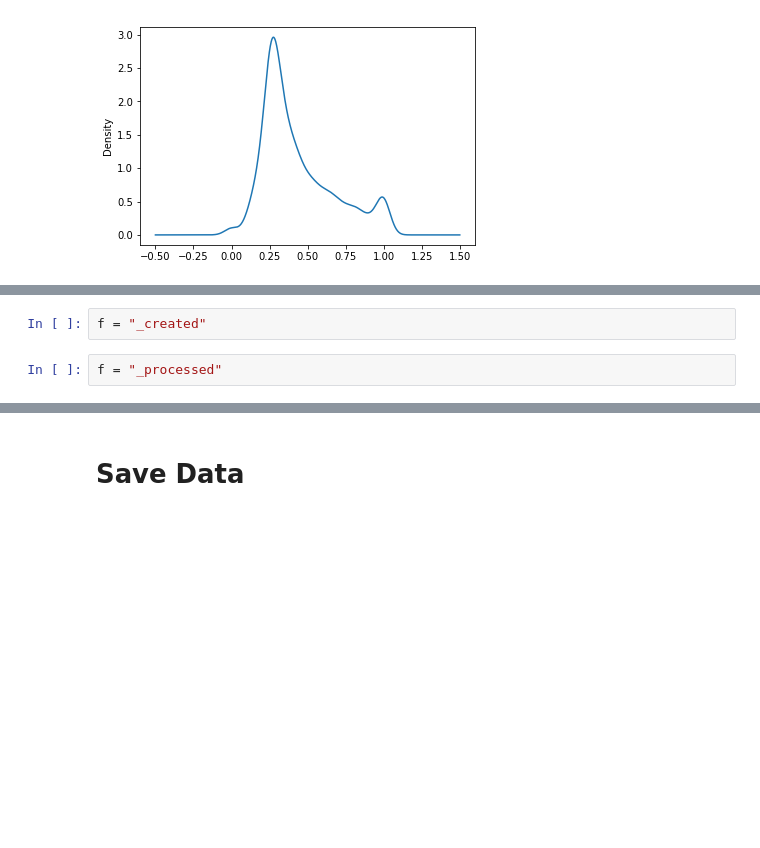
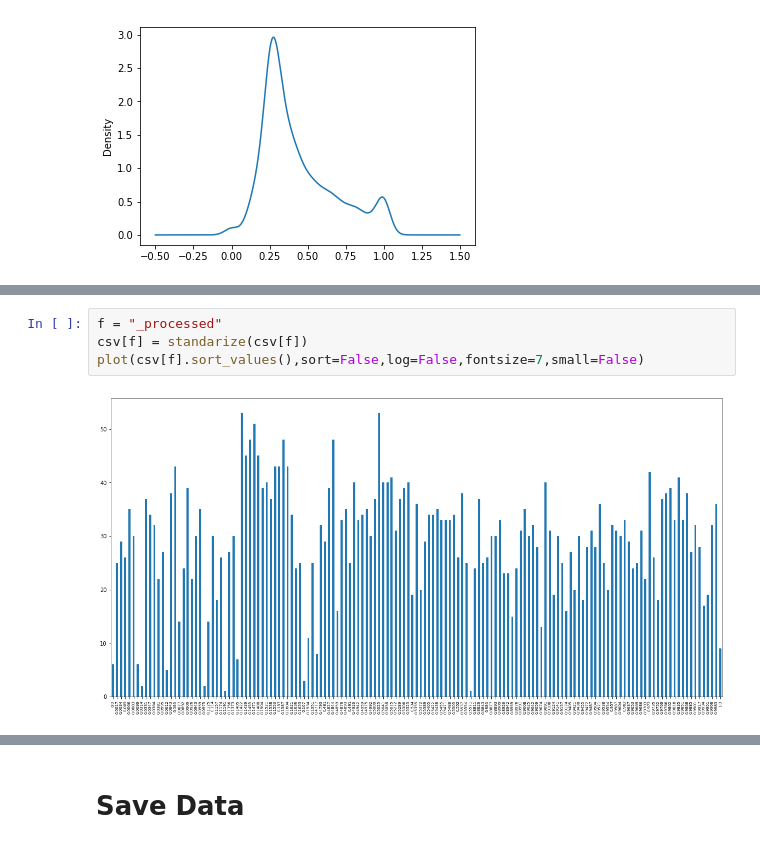
Before and after one commit to SaxMan96/GitHub-API-BigData, a Jupyter notebook: Copy_of_data_extraction.ipynb, the cells around one changed output, grey strips where cells are left out. Saved outputs shown, nothing was run; the diff lists cells and outputs as text; blank space fills up the shorter version.

```diff
--- a/Copy_of_data_extraction.ipynb
+++ b/Copy_of_data_extraction.ipynb
@@ -279,7 +297,9 @@ vals per class: 2143.0
-# %%
-f = "_created"
-# %%
-f = "_processed"
+# %%
+f = "_processed"
+csv[f] = standarize(csv[f])
+plot(csv[f].sort_values(),sort=False,log=False,fontsize=7,small=False)
+# %% [output]
+[figure, added]
 # %%
 f = "unclosed_issues"
 f2 = "has issue"
```
Also changed, not shown: parts of 183 cells of this notebook.
